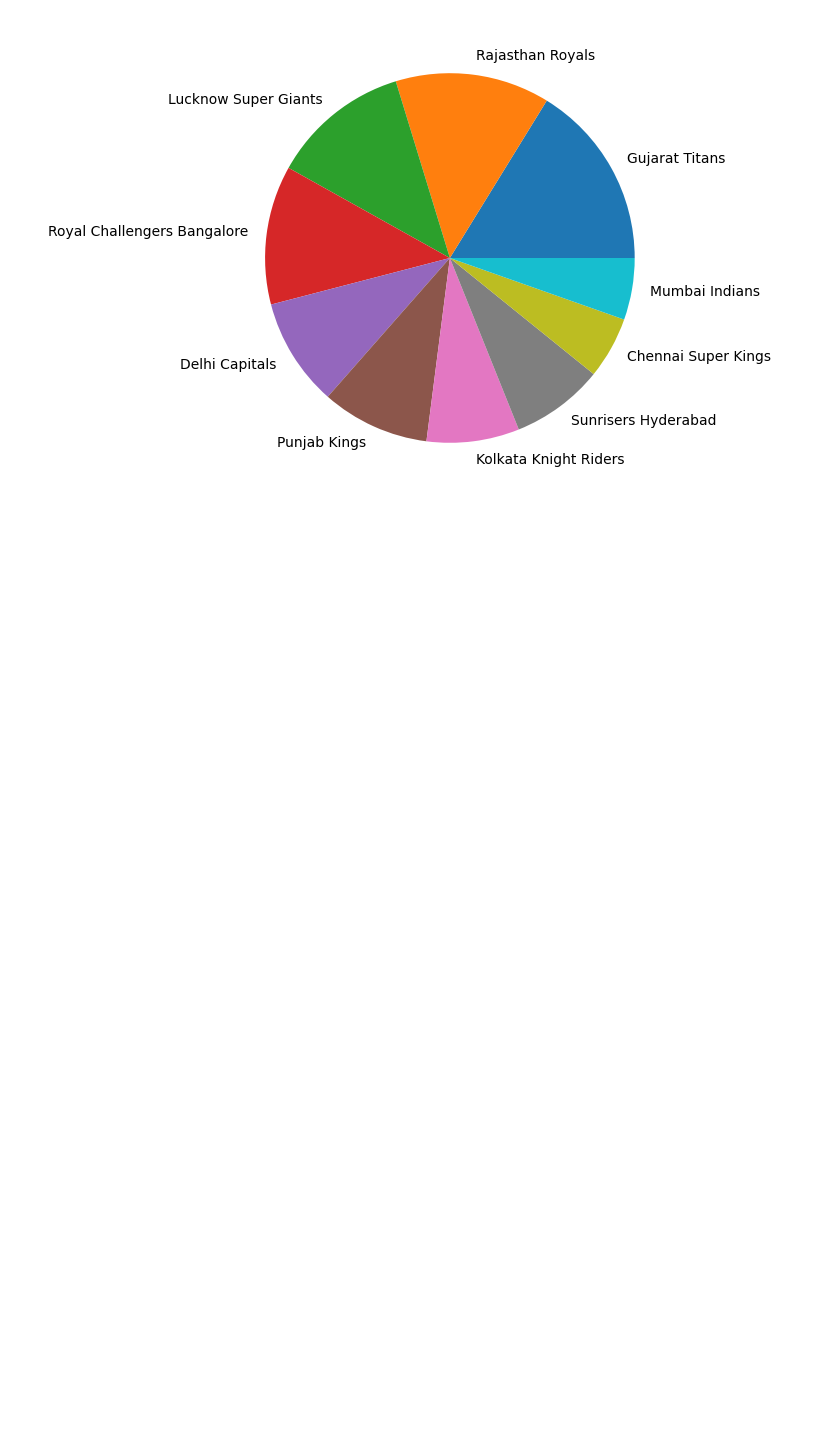
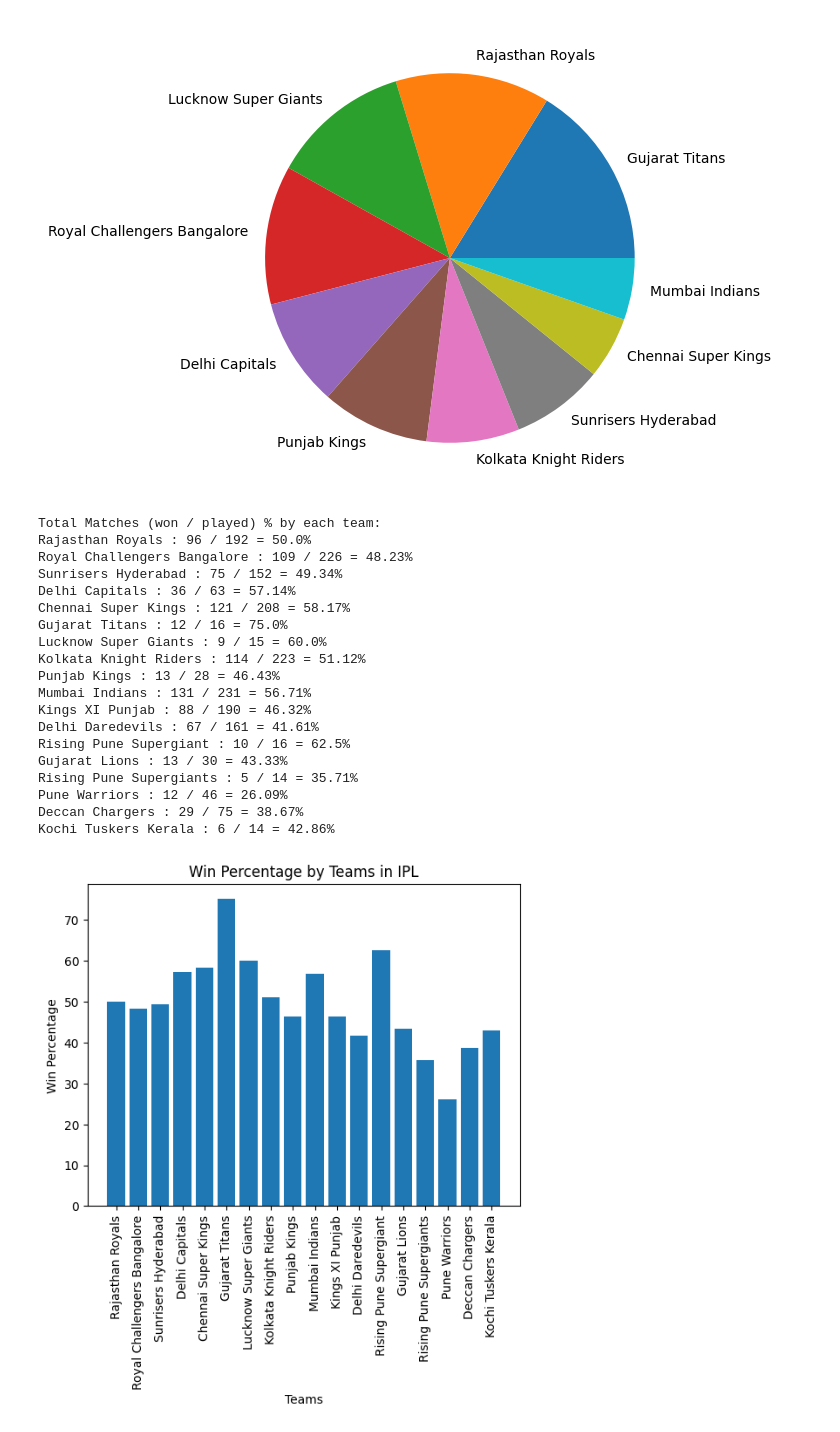
Before and after one commit to Shruti-lab/IPL_dataAnalysis, a Jupyter notebook: IPL_analysis.ipynb, the cells around one changed output. Cells and saved outputs as stored; diff of their text form; code cells hidden in the pictures; blank space fills up the shorter version.

```diff
--- a/IPL_analysis.ipynb
+++ b/IPL_analysis.ipynb
@@ -94,3 +95,41 @@ year2022.value_counts('WinningTeam').plot(kind="pie",figsize=(14,6))
 # %% [output]
 <Axes: >
 [figure]
+# %%
+#percentage of matches won by respective teams out of total matches played in all seasons from 2008 to 2022
+teams = df["Team1"].unique()
+win_pcts = []
+print("Total Matches (won / played) % by each team: ")
+for team in teams:
+    wins = df[df["WinningTeam"] == team].shape[0]
+    total_matches = df[df["Team1"] == team].shape[0] + df[df["Team2"] == team].shape[0]
+    win_pct = round(wins / total_matches * 100, 2)
+    print(f'{team} : {wins} / {total_matches} = {win_pct}%')
+    win_pcts.append(win_pct)
+plt.bar(teams, win_pcts)
+plt.xlabel("Teams")
+plt.xticks(rotation = 90)
+plt.ylabel("Win Percentage")
+plt.title("Win Percentage by Teams in IPL")
+plt.show()
+# %% [output]
+Total Matches (won / played) % by each team:
+Rajasthan Royals : 96 / 192 = 50.0%
+Royal Challengers Bangalore : 109 / 226 = 48.23%
+Sunrisers Hyderabad : 75 / 152 = 49.34%
+Delhi Capitals : 36 / 63 = 57.14%
+Chennai Super Kings : 121 / 208 = 58.17%
+Gujarat Titans : 12 / 16 = 75.0%
+Lucknow Super Giants : 9 / 15 = 60.0%
+Kolkata Knight Riders : 114 / 223 = 51.12%
+Punjab Kings : 13 / 28 = 46.43%
+Mumbai Indians : 131 / 231 = 56.71%
+Kings XI Punjab : 88 / 190 = 46.32%
+Delhi Daredevils : 67 / 161 = 41.61%
+Rising Pune Supergiant : 10 / 16 = 62.5%
+Gujarat Lions : 13 / 30 = 43.33%
+Rising Pune Supergiants : 5 / 14 = 35.71%
+Pune Warriors : 12 / 46 = 26.09%
+Deccan Chargers : 29 / 75 = 38.67%
+Kochi Tuskers Kerala : 6 / 14 = 42.86%
+[figure, added]
```
Also changed, not shown: parts of 2 cells of this notebook.
